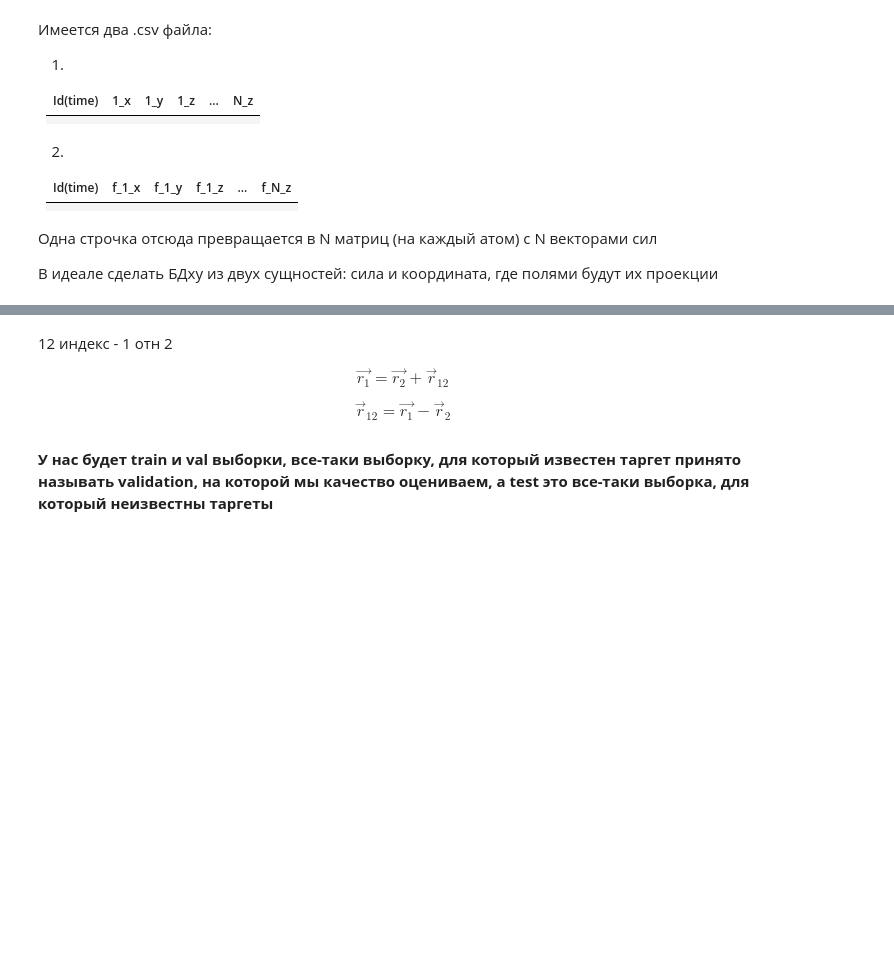
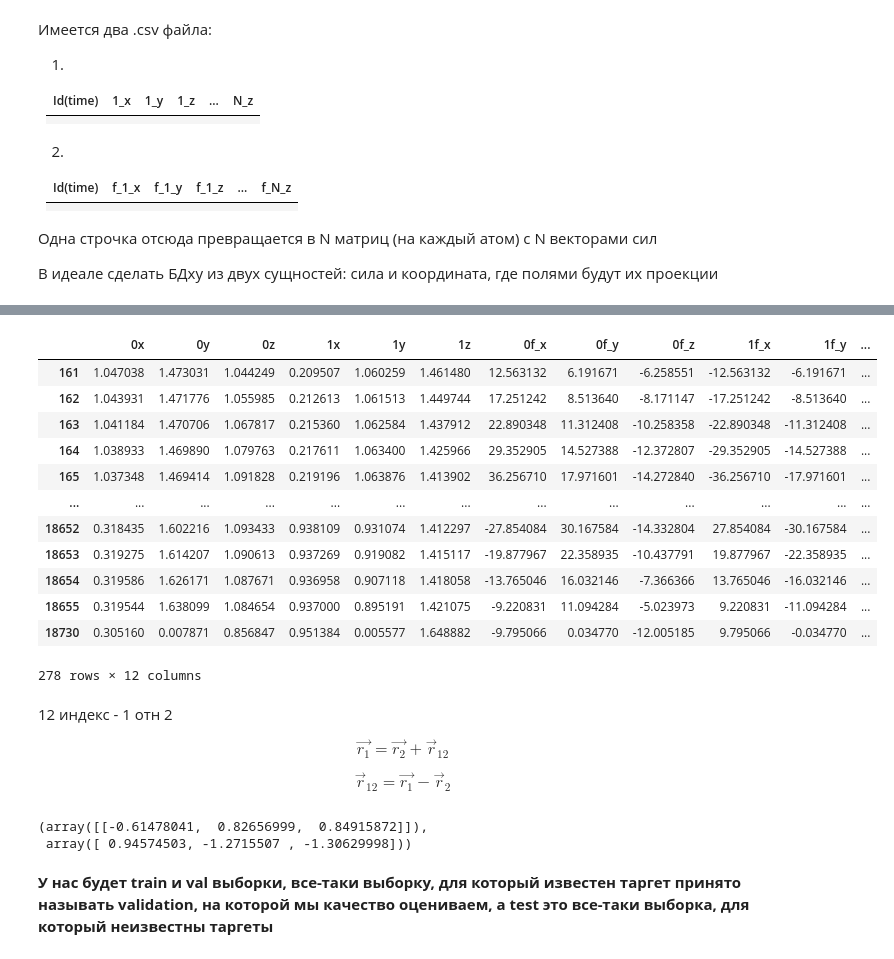
Before and after one commit to Alphonsce/Machine-learning-for-MD-project, a Jupyter notebook: python_notebook.ipynb, the cells around one changed output, grey strips where cells are left out. Saved outputs shown, nothing was run; the diff lists cells and outputs as text; code cells hidden in the pictures; blank space fills up the shorter version.

```diff
--- a/python_notebook.ipynb
+++ b/python_notebook.ipynb
@@ -88,6 +90,8 @@ class CFG:
     batch_size = 8
 
     device = torch.device("cuda:0" if torch.cuda.is_available() else "cpu")
+
+    f_threshold = 10    # Если сила по какой-то координате превышает это значение, то строчка исключается
 # %% [markdown]
 ---
 # %% [markdown]
@@ -120,3 +124,8 @@ def create_df_with_coords(coords_file_path = None, forces_file_path = None):
         raise Exception('Constant N is not equal to amount of particles in .csv')
 
     return pd.merge(left=coords, right=forces, on='t').drop('t', axis='columns')
+
+df = create_df_with_coords('coords.csv', 'forces.csv')
+df
+
+df.max()
@@ -123,3 +146,23 @@ def create_df_with_coords(coords_file_path = None, forces_file_path = None):
+# %%
+for numb in range(CFG.N):
+    for coord in ['x', 'y', 'z']:
+
+
+df.loc[df[abs(df['1f_z']) > 5].index]
+# %% [output]
+|  | 0x | 0y | 0z | 1x | 1y | 1z | 0f_x | 0f_y | 0f_z | 1f_x | 1f_y | ... |
+| 161 | 1.047038 | 1.473031 | 1.044249 | 0.209507 | 1.060259 | 1.461480 | 12.563132 | 6.191671 | -6.258551 | -12.563132 | -6.191671 | ... |
+| 162 | 1.043931 | 1.471776 | 1.055985 | 0.212613 | 1.061513 | 1.449744 | 17.251242 | 8.513640 | -8.171147 | -17.251242 | -8.513640 | ... |
+| 163 | 1.041184 | 1.470706 | 1.067817 | 0.215360 | 1.062584 | 1.437912 | 22.890348 | 11.312408 | -10.258358 | -22.890348 | -11.312408 | ... |
+| 164 | 1.038933 | 1.469890 | 1.079763 | 0.217611 | 1.063400 | 1.425966 | 29.352905 | 14.527388 | -12.372807 | -29.352905 | -14.527388 | ... |
+| 165 | 1.037348 | 1.469414 | 1.091828 | 0.219196 | 1.063876 | 1.413902 | 36.256710 | 17.971601 | -14.272840 | -36.256710 | -17.971601 | ... |
+| ... | ... | ... | ... | ... | ... | ... | ... | ... | ... | ... | ... | ... |
+| 18652 | 0.318435 | 1.602216 | 1.093433 | 0.938109 | 0.931074 | 1.412297 | -27.854084 | 30.167584 | -14.332804 | 27.854084 | -30.167584 | ... |
+| 18653 | 0.319275 | 1.614207 | 1.090613 | 0.937269 | 0.919082 | 1.415117 | -19.877967 | 22.358935 | -10.437791 | 19.877967 | -22.358935 | ... |
+| 18654 | 0.319586 | 1.626171 | 1.087671 | 0.936958 | 0.907118 | 1.418058 | -13.765046 | 16.032146 | -7.366366 | 13.765046 | -16.032146 | ... |
+| 18655 | 0.319544 | 1.638099 | 1.084654 | 0.937000 | 0.895191 | 1.421075 | -9.220831 | 11.094284 | -5.023973 | 9.220831 | -11.094284 | ... |
+| 18730 | 0.305160 | 0.007871 | 0.856847 | 0.951384 | 0.005577 | 1.648882 | -9.795066 | 0.034770 | -12.005185 | 9.795066 | -0.034770 | ... |
+278 rows × 12 columns
 # %% [markdown]
 12 индекс - 1 отн 2
 
@@ -169,6 +212,11 @@ def _get_relative_positions(row, atom_number):
     Rel_matrix.append(cur_vector)
 
     return np.array(Rel_matrix), np.array(force_vec)
+# %%
+_get_relative_positions(df.iloc[0], 0)
+# %% [output]
+(array([[-0.61478041,  0.82656999,  0.84915872]]),
+ array([ 0.94574503, -1.2715507 , -1.30629998]))
 # %%
 from sklearn.preprocessing import normalize
 # %%
```
Also changed, not shown: parts of 10 cells of this notebook, 7 other files.
